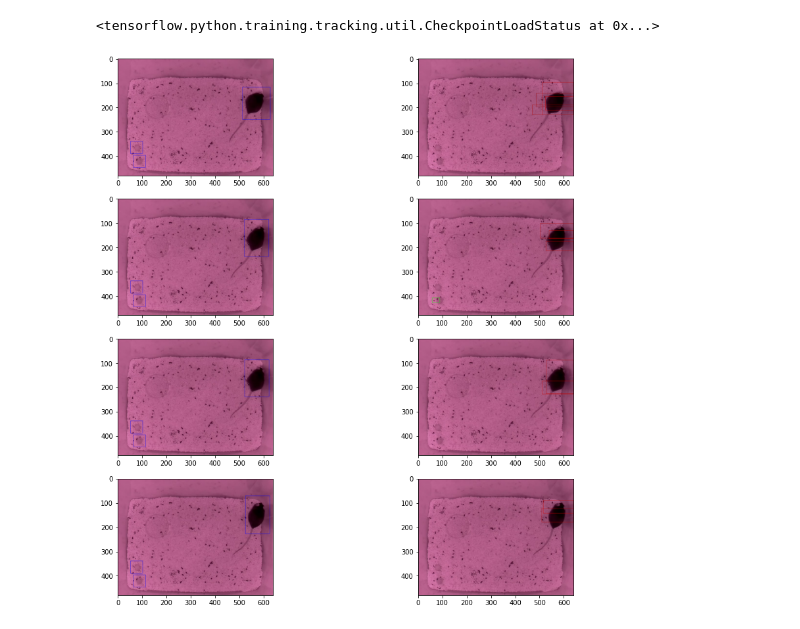
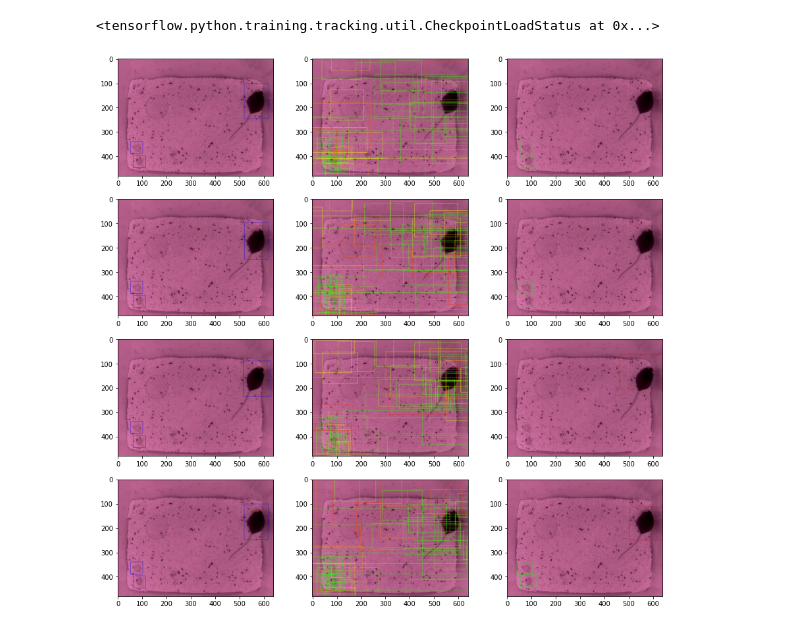
Before and after one commit to jaentrouble/mouse_chaser_train_2, a Jupyter notebook: see_result.ipynb, the cells around one changed output. Drawn from its saved outputs; the diff is of its cells as text; code cells hidden in the pictures.

Commit message:
new image

```diff
--- a/see_result.ipynb
+++ b/see_result.ipynb
@@ -34,6 +34,9 @@ intermediate_filters = 256
 kernel_size = 16
 stride = 8
 num_classes = len(class_names) + 1
+rfcn_window=3
+anchor_ratios = [0.5,1.0,2.0]
+anchor_scales = [0.1,0.3,0.6]
 # %%
 test_model = ObjectDetector(
     backbone_f,
@@ -42,9 +45,12 @@ test_model = ObjectDetector(
     stride,
     img_size,
     num_classes,
+    rfcn_window,
+    anchor_ratios,
+    anchor_scales,
 )
 # %%
-load_dir = 'savedmodels/hr538_rfcn_mf1/20'
+load_dir = 'savedmodels/hr538_rfcn_mf1/93'
 test_model.load_weights(load_dir,)
 # %% [output]
 <tensorflow.python.training.tracking.util.CheckpointLoadStatus at 0x...>
@@ -63,38 +69,46 @@ for i in range(4):
     sample = next(samples)
     image, gt_box, _ = sample
     #-------------DEBUG
-    # rois, probs= test_model(image, training=True)
+    rois, rpn_probs, boxes, probs, labels= test_model(image, training=False)
+    rpn_image = image[0].copy()
     #---------------------------------------
-    boxes, probs, labels = test_model(image, training=False)
+    # boxes, probs, labels = test_model(image, training=False)
     #----------------------------------------
     test_image = image[0].copy()
     gt_image = image[0].copy()
     gt_box = gt_box[0]
     h,w = np.subtract(gt_image.shape[:2],1)
     #----------------------DEBUG
-    # for box, p in zip(rois,probs):
-        # color = np.clip([4*(1-p),4*(p-0.5),0],0,1)
+    for box, p in zip(rois,rpn_probs):
+        color = np.clip([4*(1-p),4*(p-0.5),0],0,1)
+        x1, y1, x2, y2 = np.multiply(box,[w,h,w,h,]).astype(np.int64)
+        rpn_image[y1,x1:x2] = color
+        rpn_image[y2,x1:x2] = color
+        rpn_image[y1:y2,x1] = color
+        rpn_image[y1:y2,x2] = color
     #----------------------------------
     for box, p, l in zip(boxes, probs, labels):
         color = colors[l] * p
     #----------------------------------------
         x1, y1, x2, y2 = np.multiply(box,[w,h,w,h,]).astype(np.int64)
         test_image[y1,x1:x2] = color
         test_image[y2,x1:x2] = color
         test_image[y1:y2,x1] = color
         test_image[y1:y2,x2] = color
     for box in gt_box:
         x1, y1, x2, y2 = np.multiply(box,[w,h,w,h,]).astype(np.int64)
         gt_image[y1,x1:x2] = [0,0,1]
         gt_image[y2,x1:x2] = [0,0,1]
         gt_image[y1:y2,x1] = [0,0,1]
         gt_image[y1:y2,x2] = [0,0,1]
 
-    ax = fig.add_subplot(4,2,2*i+1)
+    ax = fig.add_subplot(4,3,3*i+1)
     ax.imshow(gt_image)
-    ax = fig.add_subplot(4,2,2*i+2)
+    ax = fig.add_subplot(4,3,3*i+2)
+    ax.imshow(rpn_image)
+    ax = fig.add_subplot(4,3,3*i+3)
     ax.imshow(test_image)
 
 plt.show()
 # %% [output]
-[figure, old version]
+[figure, new version]
```
Also changed, not shown: 3 other files.
